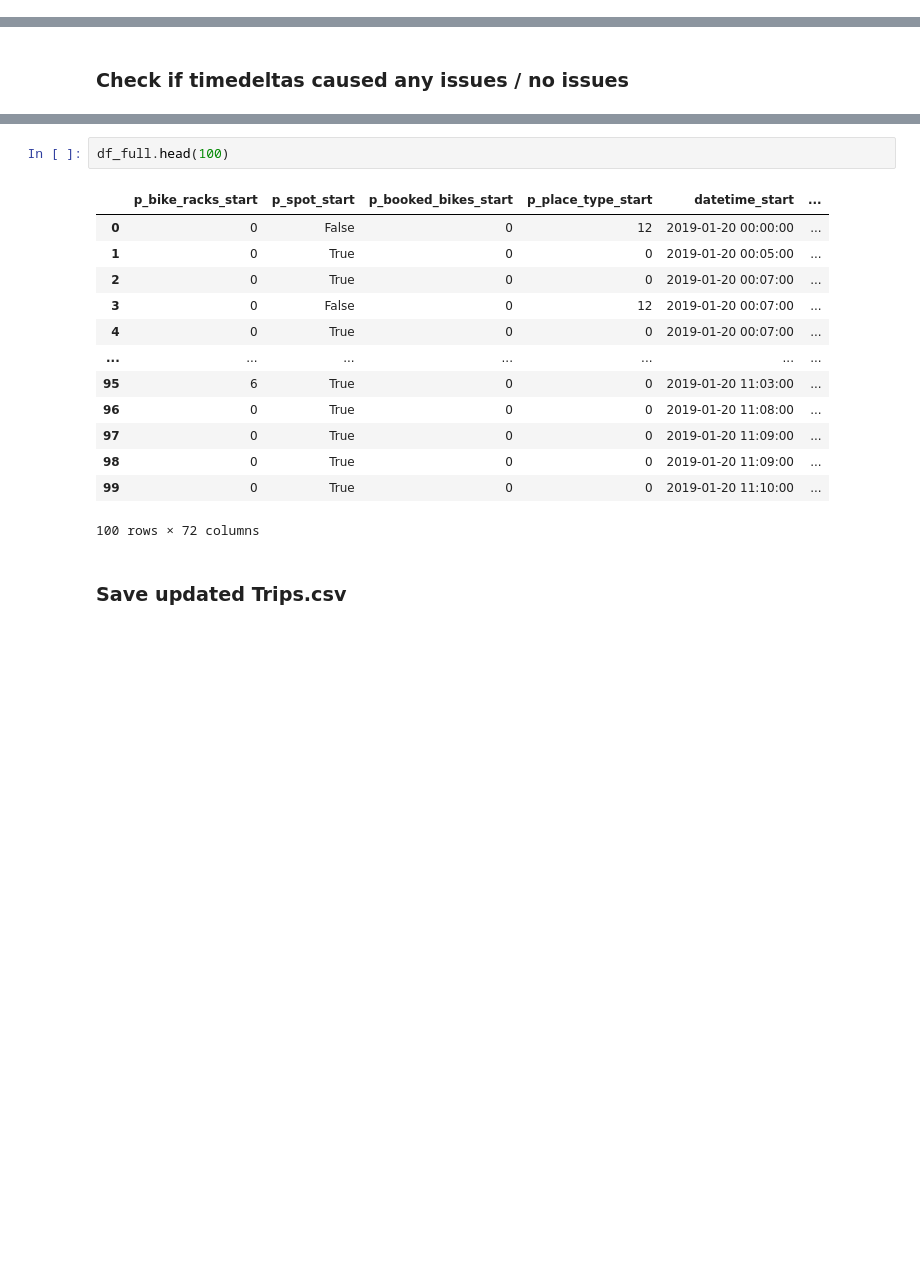
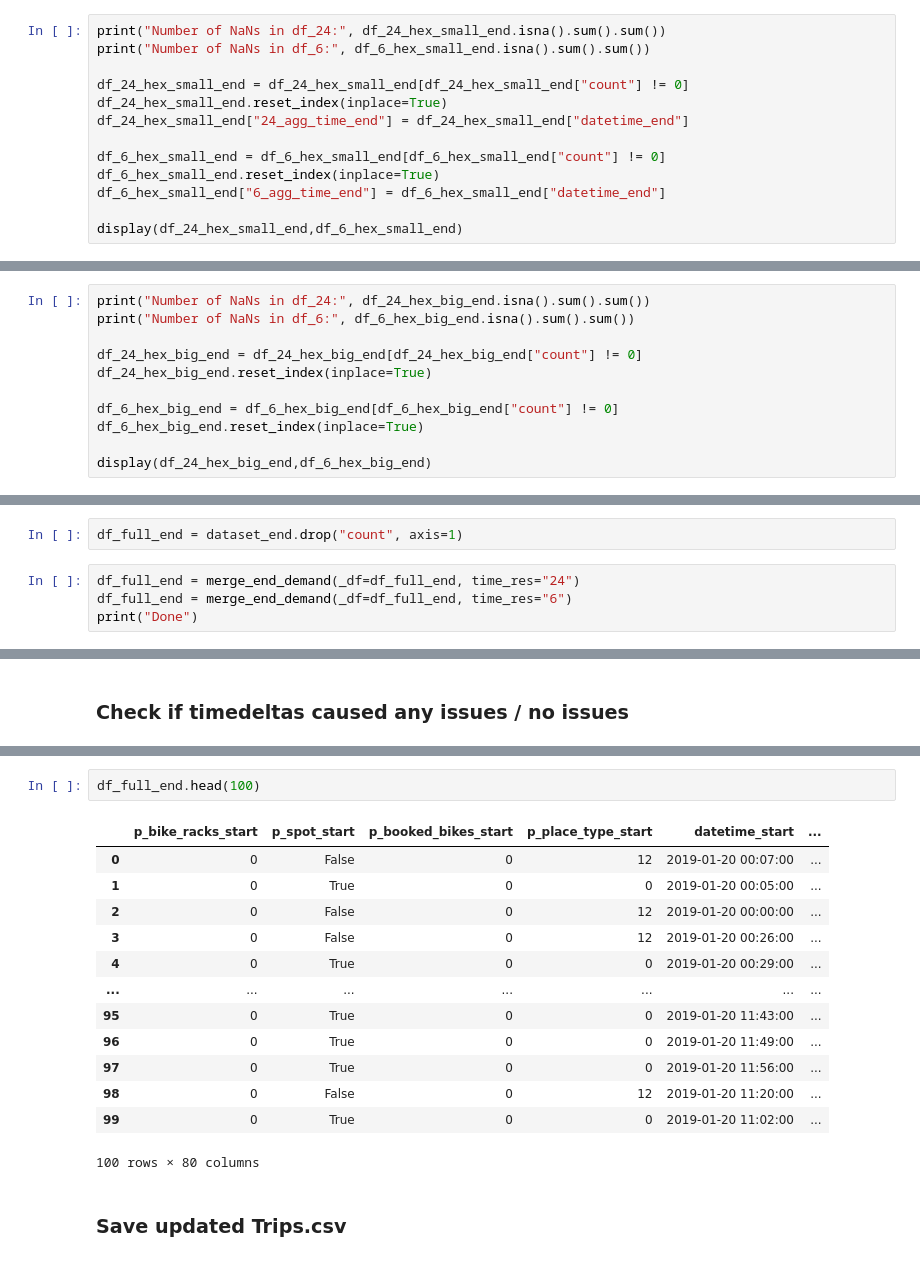
Before and after one commit to mulko93/AAA_Jupyter_Explorers, a Jupyter notebook: notebooks/03_time_periods.ipynb, the cells around one changed output, grey strips where cells are left out. Cells and saved outputs as stored; diff of their text form; blank space fills up the shorter version.

```diff
--- a/notebooks/03_time_periods.ipynb
+++ b/notebooks/03_time_periods.ipynb
@@ -483,0 +551,13 @@ Show head of result:
+# %%
+print("Number of NaNs in df_24:", df_24_hex_small_end.isna().sum().sum())
+print("Number of NaNs in df_6:", df_6_hex_small_end.isna().sum().sum())
+
+df_24_hex_small_end = df_24_hex_small_end[df_24_hex_small_end["count"] != 0]
+df_24_hex_small_end.reset_index(inplace=True)
+df_24_hex_small_end["24_agg_time_end"] = df_24_hex_small_end["datetime_end"]
+
+df_6_hex_small_end = df_6_hex_small_end[df_6_hex_small_end["count"] != 0]
+df_6_hex_small_end.reset_index(inplace=True)
+df_6_hex_small_end["6_agg_time_end"] = df_6_hex_small_end["datetime_end"]
+
+display(df_24_hex_small_end,df_6_hex_small_end)
@@ -483,0 +593,11 @@ Show head of result:
+# %%
+print("Number of NaNs in df_24:", df_24_hex_big_end.isna().sum().sum())
+print("Number of NaNs in df_6:", df_6_hex_big_end.isna().sum().sum())
+
+df_24_hex_big_end = df_24_hex_big_end[df_24_hex_big_end["count"] != 0]
+df_24_hex_big_end.reset_index(inplace=True)
+
+df_6_hex_big_end = df_6_hex_big_end[df_6_hex_big_end["count"] != 0]
+df_6_hex_big_end.reset_index(inplace=True)
+
+display(df_24_hex_big_end,df_6_hex_big_end)
@@ -483,0 +714,6 @@ Show head of result:
+# %%
+df_full_end = dataset_end.drop("count", axis=1)
+# %%
+df_full_end = merge_end_demand(_df=df_full_end, time_res="24")
+df_full_end = merge_end_demand(_df=df_full_end, time_res="6")
+print("Done")
@@ -547,21 +875,21 @@ df_full[df_full['24_agg_time']=='2019-01-19']
 # %% [output]
 |  | p_bike_racks_start | p_spot_start | p_booked_bikes_start | p_place_type_start | datetime_start | ... |
 # %%
-df_full.head(100)
+df_full_end.head(100)
 # %% [output]
 |  | p_bike_racks_start | p_spot_start | p_booked_bikes_start | p_place_type_start | datetime_start | ... |
-| 0 | 0 | False | 0 | 12 | 2019-01-20 00:00:00 | ... |
+| 0 | 0 | False | 0 | 12 | 2019-01-20 00:07:00 | ... |
 | 1 | 0 | True | 0 | 0 | 2019-01-20 00:05:00 | ... |
-| 2 | 0 | True | 0 | 0 | 2019-01-20 00:07:00 | ... |
-| 3 | 0 | False | 0 | 12 | 2019-01-20 00:07:00 | ... |
-| 4 | 0 | True | 0 | 0 | 2019-01-20 00:07:00 | ... |
+| 2 | 0 | False | 0 | 12 | 2019-01-20 00:00:00 | ... |
+| 3 | 0 | False | 0 | 12 | 2019-01-20 00:26:00 | ... |
+| 4 | 0 | True | 0 | 0 | 2019-01-20 00:29:00 | ... |
 | ... | ... | ... | ... | ... | ... | ... |
-| 95 | 6 | True | 0 | 0 | 2019-01-20 11:03:00 | ... |
-| 96 | 0 | True | 0 | 0 | 2019-01-20 11:08:00 | ... |
-| 97 | 0 | True | 0 | 0 | 2019-01-20 11:09:00 | ... |
-| 98 | 0 | True | 0 | 0 | 2019-01-20 11:09:00 | ... |
-| 99 | 0 | True | 0 | 0 | 2019-01-20 11:10:00 | ... |
+| 95 | 0 | True | 0 | 0 | 2019-01-20 11:43:00 | ... |
+| 96 | 0 | True | 0 | 0 | 2019-01-20 11:49:00 | ... |
+| 97 | 0 | True | 0 | 0 | 2019-01-20 11:56:00 | ... |
+| 98 | 0 | False | 0 | 12 | 2019-01-20 11:20:00 | ... |
+| 99 | 0 | True | 0 | 0 | 2019-01-20 11:02:00 | ... |
-100 rows × 72 columns
+100 rows × 80 columns
 # %% [markdown]
 ### Save updated Trips.csv
 # %%
```
Also changed, not shown: parts of 20 cells of this notebook, 18 other files.
